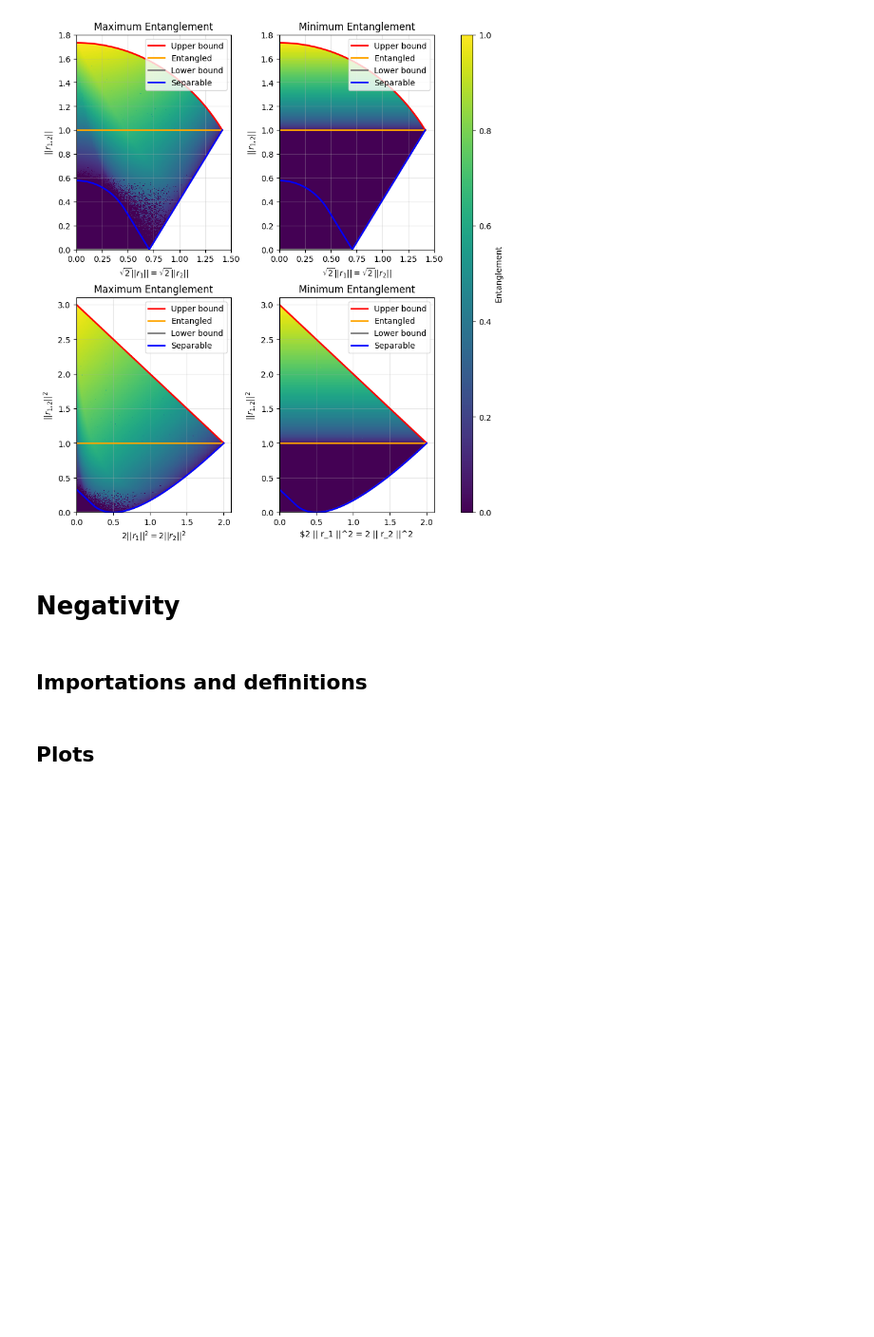
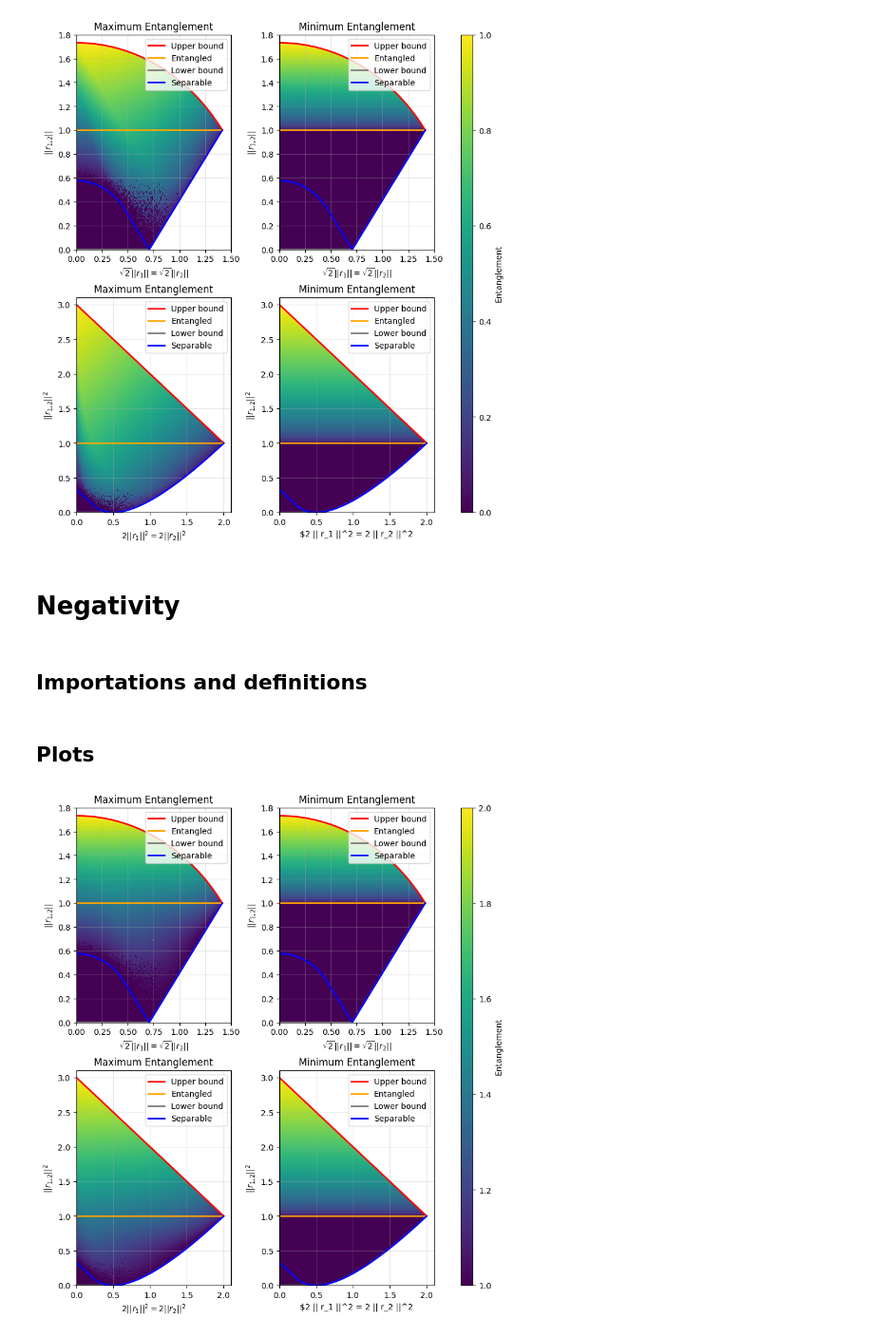
Before and after one commit to Garcia-Velo/-2024--bloch-lengths, a Jupyter notebook: notebooks/post/two_qubits/sym_plane.ipynb, the cells around one changed output. Shown at 95% size. Cells and saved outputs as stored; diff of their text form; code cells hidden in the pictures; blank space fills up the shorter version.

```diff
--- a/notebooks/post/two_qubits/sym_plane.ipynb
+++ b/notebooks/post/two_qubits/sym_plane.ipynb
@@ -106,15 +106,15 @@ X, Z = np.meshgrid(x, z, indexing='ij')
 # %%
 fig, ax = plt.subplots(2, 2, figsize=(8, 9), constrained_layout=True)
 
-mesh0 = ax[0, 0].pcolormesh(np.sqrt(2) * X, Z, ent_max, shading='auto', cmap='viridis', vmin=0, vmax=1)
-mesh1 = ax[0, 1].pcolormesh(np.sqrt(2) * X, Z, ent_min, shading='auto', cmap='viridis', vmin=0, vmax=1)
-mesh2 = ax[1, 0].pcolormesh(2 * X**2, Z**2, ent_max, shading='auto', cmap='viridis', vmin=0, vmax=1)
-mesh3 = ax[1, 1].pcolormesh(2 * X**2, Z**2, ent_min, shading='auto', cmap='viridis', vmin=0, vmax=1)
+mesh0 = ax[0, 0].pcolormesh(np.sqrt(2) * X, Z, ent_max, shading='auto', cmap='viridis', vmin=1, vmax=2)
+mesh1 = ax[0, 1].pcolormesh(np.sqrt(2) * X, Z, ent_min, shading='auto', cmap='viridis', vmin=1, vmax=2)
+mesh2 = ax[1, 0].pcolormesh(2 * X**2, Z**2, ent_max, shading='auto', cmap='viridis', vmin=1, vmax=2)
+mesh3 = ax[1, 1].pcolormesh(2 * X**2, Z**2, ent_min, shading='auto', cmap='viridis', vmin=1, vmax=2)
 
 cbar = fig.colorbar(mesh1, ax=ax.ravel().tolist(), label='Entanglement',
                     pad=0.05, aspect=40, shrink=1)
 
-cbar.set_ticks(list(np.linspace(0, 1, 6)))
+cbar.set_ticks(list(np.linspace(1, 2, 6)))
 
 ax[0, 0].set(xlabel = r"$\sqrt{2} || r_1 || = \sqrt{2} || r_2 ||$", ylabel = r"$||r_{1, 2}||$",
              xlim = (0, 1.5), ylim = (0, 1.8), title = "Maximum Entanglement")
@@ -134,30 +134,32 @@ z_lower = compute_bipartite_region_lower([2, 2], x, x)
 ax[0, 0].plot(t, z_upper, 'red', linewidth=2, label='Upper bound')
 ax[0, 0].plot(t, z_ent, 'orange', linewidth=2, label='Entangled')
 ax[0, 0].plot(t, z_lower, 'grey', linewidth=2, label='Lower bound')
 ax[0, 0].plot(t, z_sep, 'blue', linewidth=2, label='Separable')
 
 ax[0, 1].plot(t, z_upper, 'red', linewidth=2, label='Upper bound')
 ax[0, 1].plot(t, z_ent, 'orange', linewidth=2, label='Entangled')
 ax[0, 1].plot(t, z_lower, 'grey', linewidth=2, label='Lower bound')
 ax[0, 1].plot(t, z_sep, 'blue', linewidth=2, label='Separable')
 
 ax[1, 0].plot(t**2, z_upper**2, 'red', linewidth=2, label='Upper bound')
 ax[1, 0].plot(t**2, z_ent**2, 'orange', linewidth=2, label='Entangled')
 ax[1, 0].plot(t**2, z_lower**2, 'grey', linewidth=2, label='Lower bound')
 ax[1, 0].plot(t**2, z_sep**2, 'blue', linewidth=2, label='Separable')
 
 ax[1, 1].plot(t**2, z_upper**2, 'red', linewidth=2, label='Upper bound')
 ax[1, 1].plot(t**2, z_ent**2, 'orange', linewidth=2, label='Entangled')
 ax[1, 1].plot(t**2, z_lower**2, 'grey', linewidth=2, label='Lower bound')
 ax[1, 1].plot(t**2, z_sep**2, 'blue', linewidth=2, label='Separable')
 
 ax[0, 0].legend(loc='upper right')
 ax[0, 1].legend(loc='upper right')
 ax[1, 0].legend(loc='upper right')
 ax[1, 1].legend(loc='upper right')
 ax[0, 0].grid(True, alpha=0.3)
 ax[0, 1].grid(True, alpha=0.3)
 ax[1, 0].grid(True, alpha=0.3)
 ax[1, 1].grid(True, alpha=0.3)
 
 plt.show()
+# %% [output]
+[figure, added]
```
Also changed, not shown: 7 other files.
